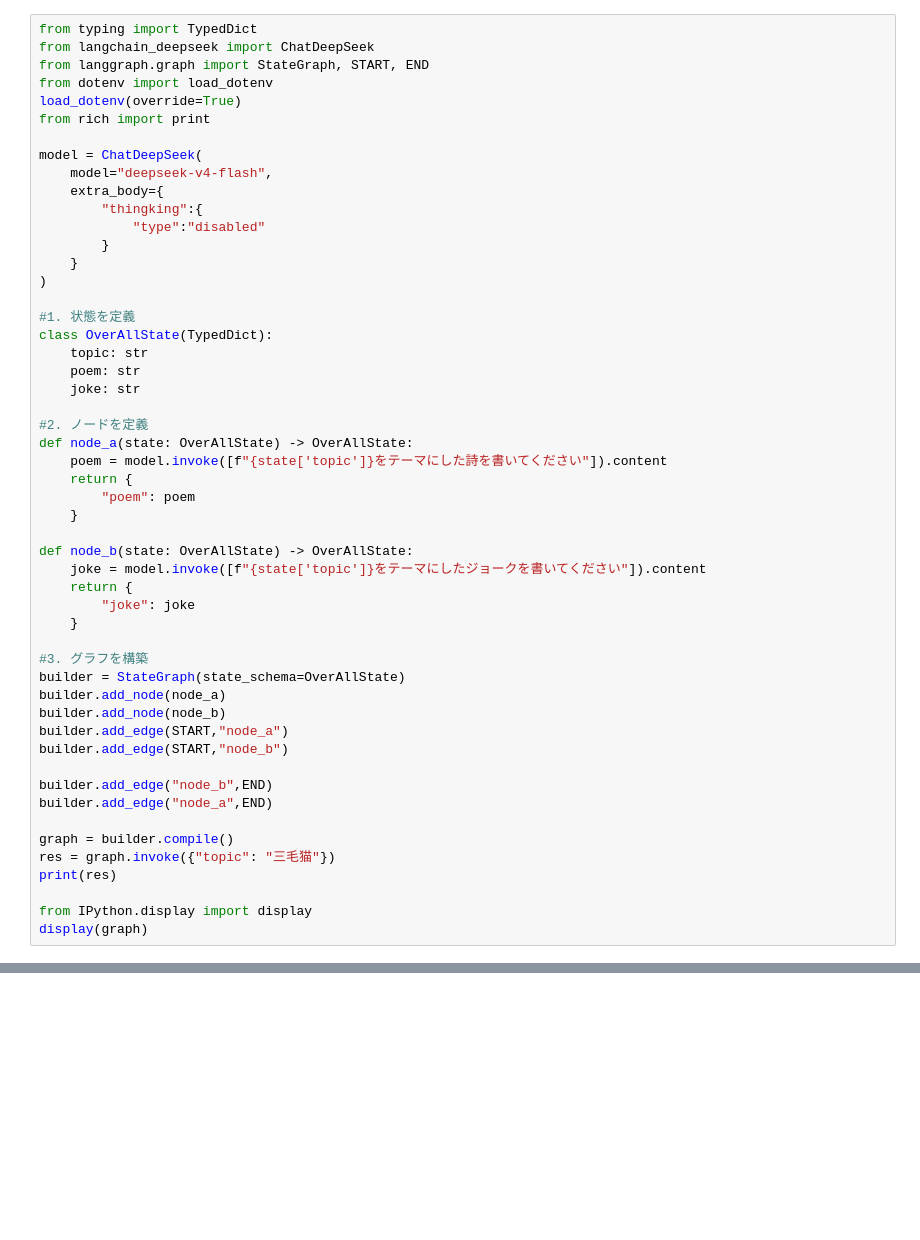
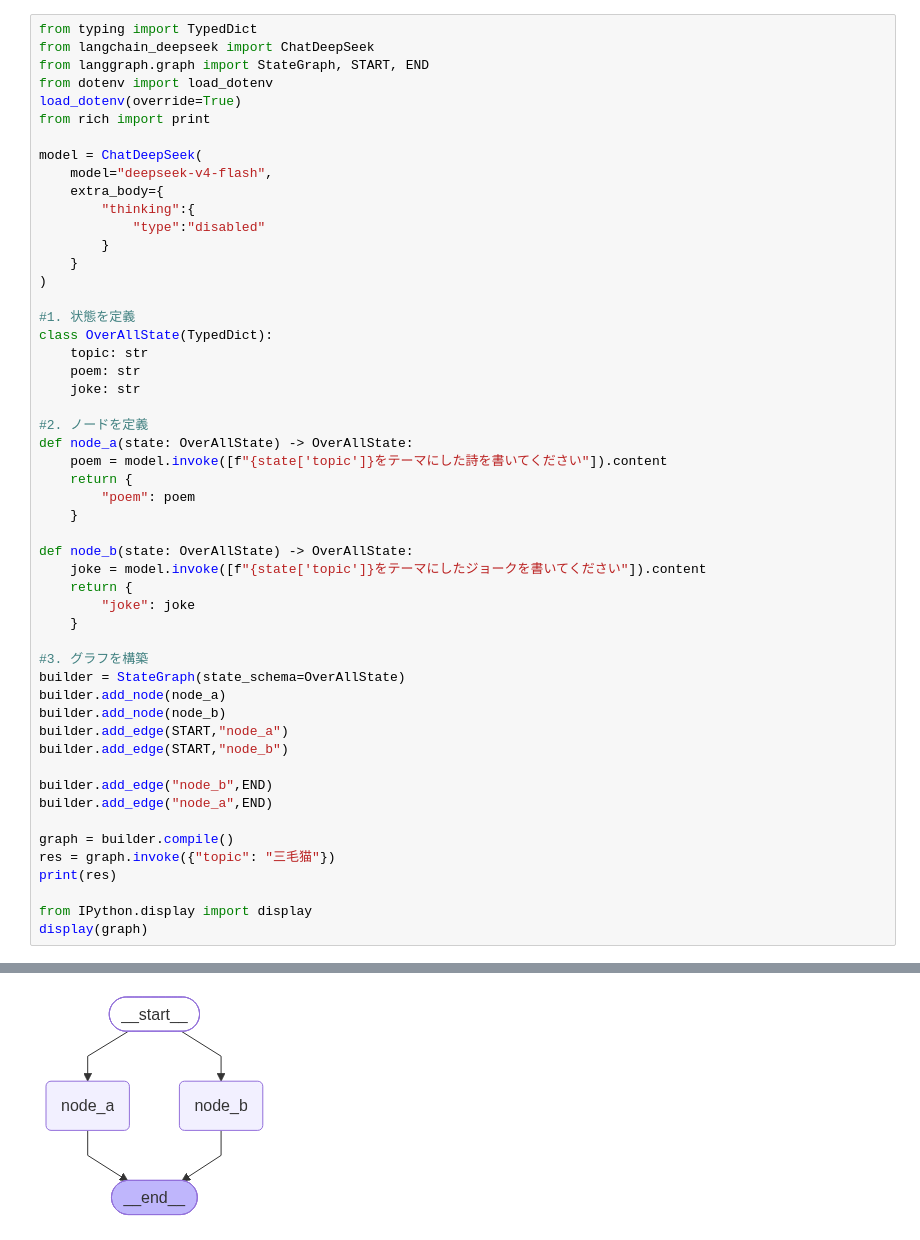
Before and after one commit to findmouse/AI-practice, a Jupyter notebook: langgraph1.1/chapter02/02_parallel.ipynb, the cells around one changed output, grey strips where cells are left out. Cells and saved outputs as stored; diff of their text form; blank space fills up the shorter version.

```diff
--- a/langgraph1.1/chapter02/02_parallel.ipynb
+++ b/langgraph1.1/chapter02/02_parallel.ipynb
@@ -60,7 +80,7 @@ from rich import print
 model = ChatDeepSeek(
     model="deepseek-v4-flash",
     extra_body={
-        "thingking":{
+        "thinking":{
             "type":"disabled"
         }
     }
@@ -101,3 +121,4 @@ print(res)
 
 from IPython.display import display
 display(graph)
+# %% [output]
@@ -103,0 +142 @@ display(graph)
+[figure, added]
```
Also changed, not shown: parts of 2 cells of this notebook, 27 other files.
